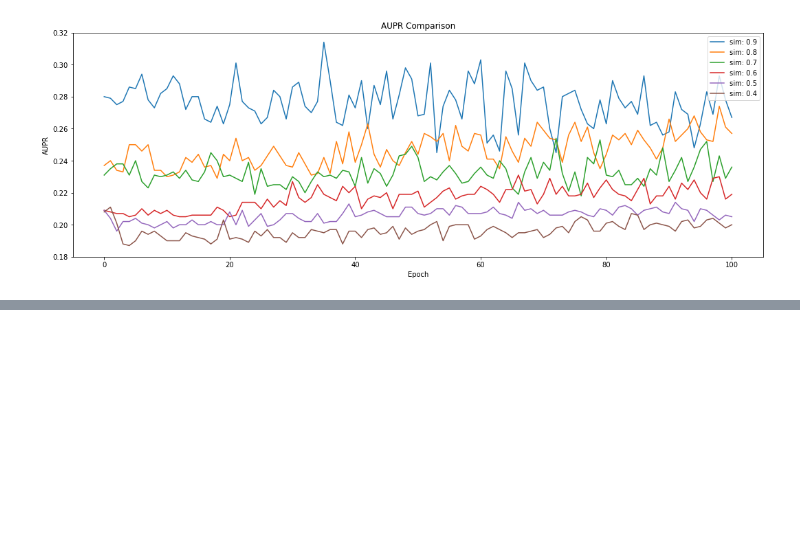
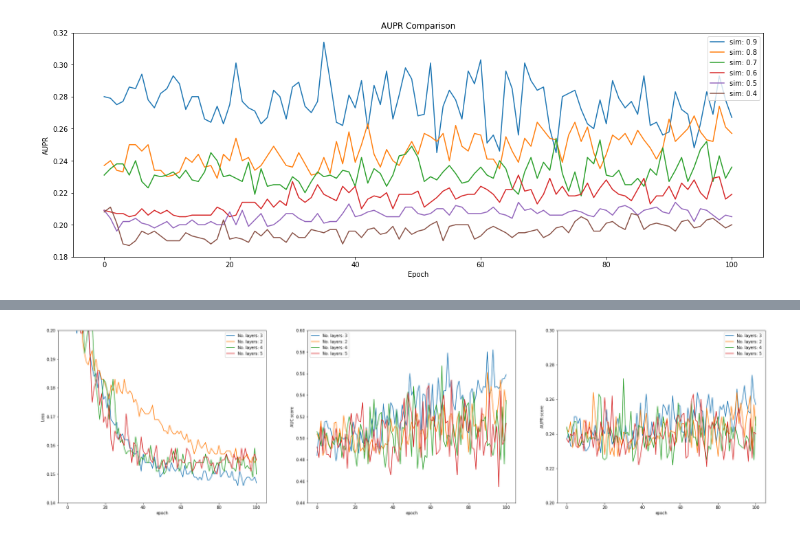
Before and after one commit to sinaziaee/drug_side_effects, a Jupyter notebook: main.ipynb, the cells around one changed output, grey strips where cells are left out. Cells and saved outputs as stored; diff of their text form; code cells hidden in the pictures; blank space fills up the shorter version.

```diff
--- a/main.ipynb
+++ b/main.ipynb
@@ -230,8 +230,9 @@ score_list = []
 
 for min_score in min_similarity_scores:
     data = create_graph_of_input_drugs(df, se_df, least_score=min_score, consider_edge_attrs=True)
-    loss_list, auc_list, aupr_list = train_and_test(data=data, GNN=GNN, epochs=epochs, with_auc=True, with_aupr=True, with_f1=False, plot_training=False)
-    score_list.append([min_score, loss_list, auc_list, aupr_list])
+    print(min_score, data)
+    # loss_list, auc_list, aupr_list = train_and_test(data=data, GNN=GNN, epochs=epochs, with_auc=True, with_aupr=True, with_f1=False, plot_training=False)
+    # score_list.append([min_score, loss_list, auc_list, aupr_list])
 # %% [output]
 (46, 1090)
 Data(edge_index=[2, 56], edge_attr=[56], y=[46, 519], x=[46, 5])
@@ -346,0 +402,8 @@ plt.show()
+# %%
+score_list = []
+model_layers = [3, 2, 4, 5]
+for index in [0, 1, 2, 3]:
+    least_score = 0.8
+    data = create_graph_of_input_drugs(df, se_df, least_score=least_score, consider_edge_attrs=True)
+    loss_list, auc_list, aupr_list = train_and_test(data=data, GNN=GNN, epochs=101, with_auc=True, with_aupr=True, with_f1=False, plot_training=False, print_logs=True, index=index)
+    score_list.append([model_layers[index], loss_list, auc_list, aupr_list])
@@ -346,0 +428,38 @@ plt.show()
+# %%
+plt.figure(figsize=(32, 8))
+plt.subplot(131)
+for row in score_list:
+    no_layers = row[0]
+    loss_list = row[1]
+    auc_list = row[2]
+    aupr_list = row[3]
+    plt.plot(loss_list, label=f'No. layers: {no_layers}')
+plt.ylim(0.14, 0.2)
+plt.legend()
+plt.xlabel('epoch')
+plt.ylabel('Loss')
+plt.subplot(132)
+for row in score_list:
+    no_layers = row[0]
+    loss_list = row[1]
+    auc_list = row[2]
+    aupr_list = row[3]
+    plt.plot(auc_list, label=f'No. layers: {no_layers}')
+plt.ylim(0.44, 0.6)
+plt.legend()
+plt.xlabel('epoch')
+plt.ylabel('AUC score')
+plt.subplot(133)
+for row in score_list:
+    no_layers = row[0]
+    loss_list = row[1]
+    auc_list = row[2]
+    aupr_list = row[3]
+    plt.plot(aupr_list, label=f'No. layers: {no_layers}')
+plt.ylim(0.2, 0.3)
+plt.legend()
+plt.xlabel('epoch')
+plt.ylabel('AUPR score')
+plt.show()
+# %% [output]
+[figure, added]
```
Also changed, not shown: parts of 5 cells of this notebook, 17 other files.
